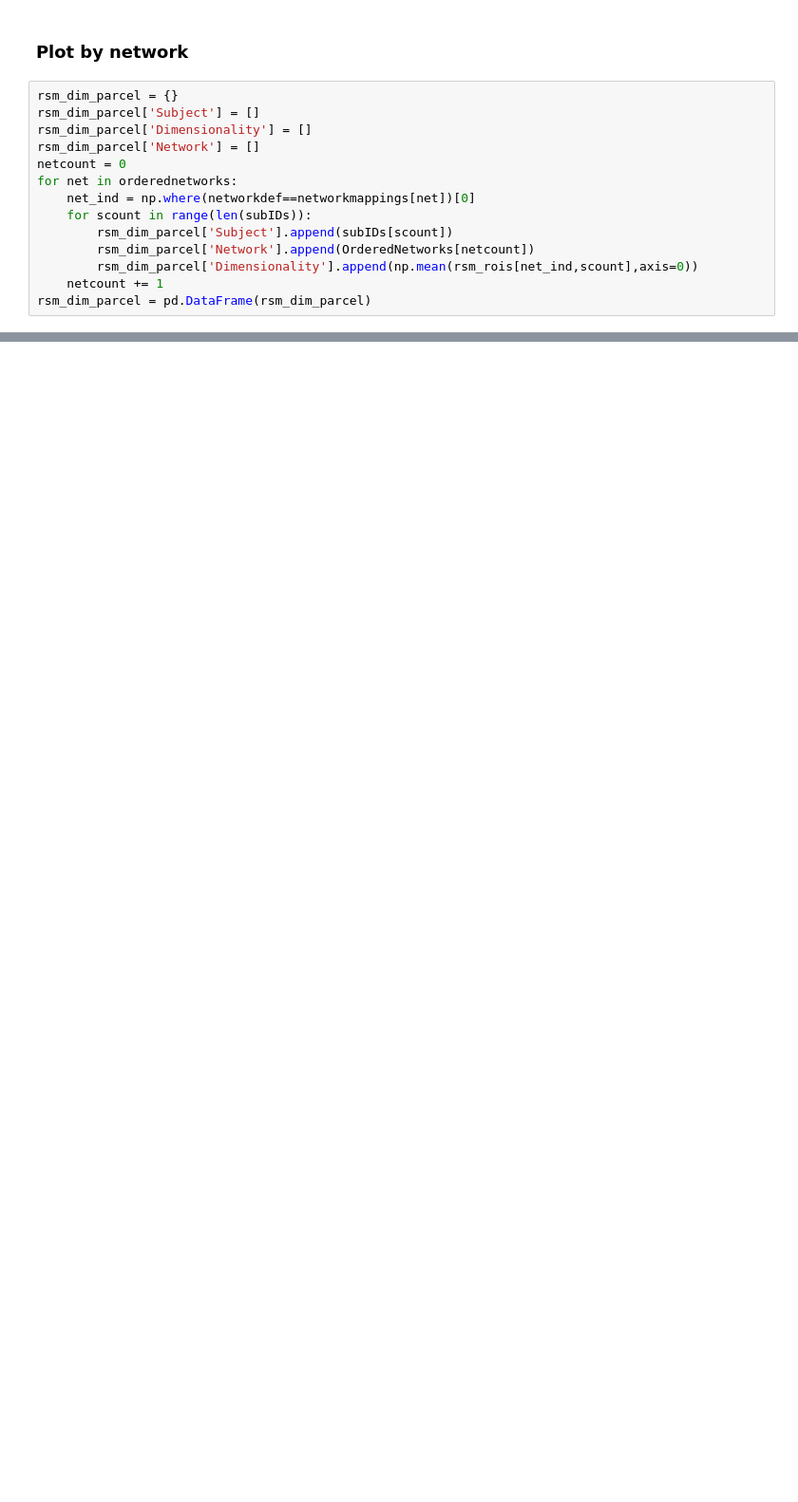
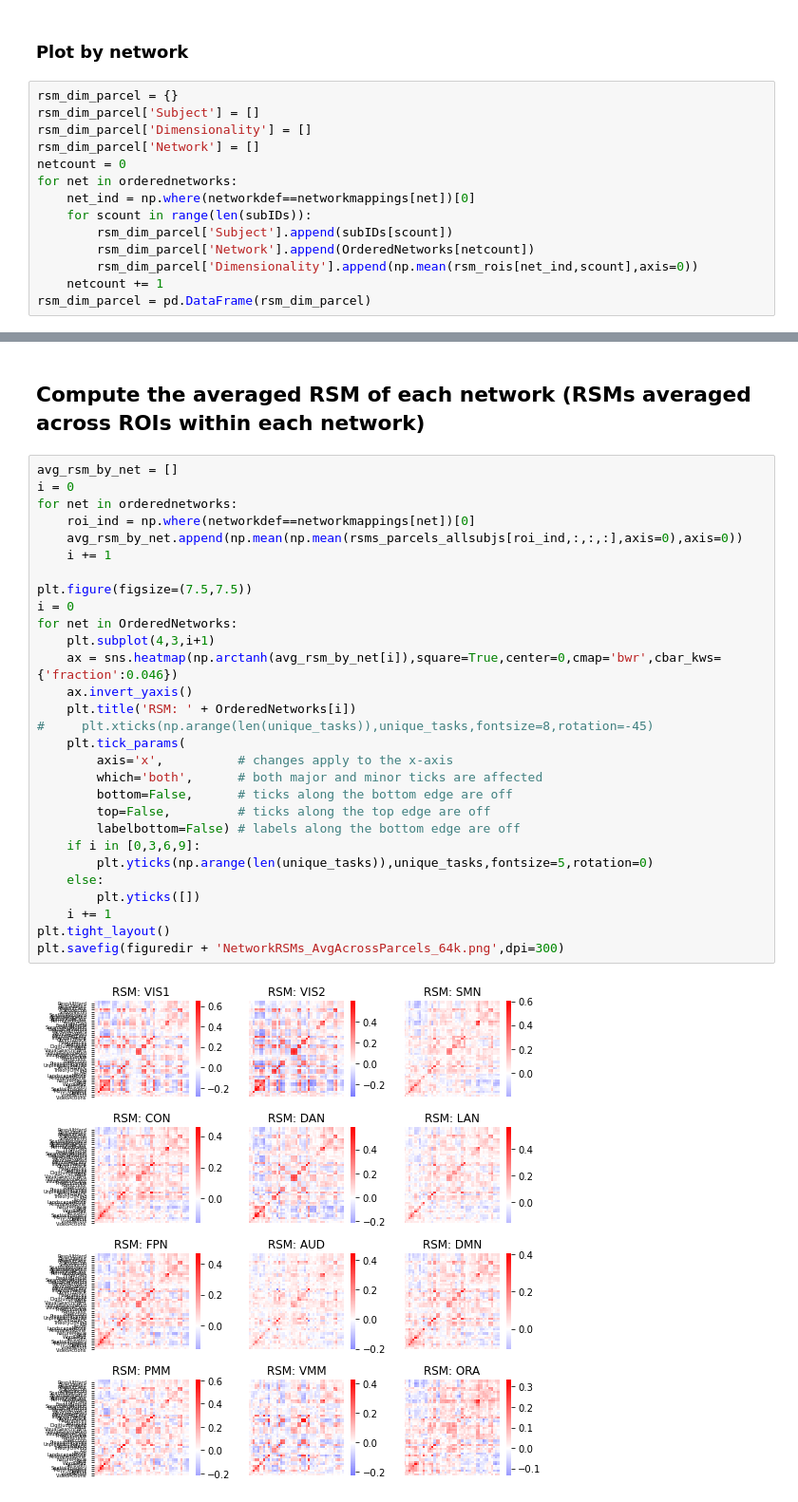
Before and after one commit to ito-takuya/mdtb_data, a Jupyter notebook: scripts/tfMRI_RDM_analysis.ipynb, the cells around one changed output, grey strips where cells are left out. Shown at 95% size. Cells and saved outputs as stored; diff of their text form; blank space fills up the shorter version.

```diff
--- a/scripts/tfMRI_RDM_analysis.ipynb
+++ b/scripts/tfMRI_RDM_analysis.ipynb
@@ -339,0 +301,33 @@ plt.savefig(figuredir + 'RSMDimensionality_NetworkDescription64k.png',dpi=300)
+# %% [markdown]
+## Compute the averaged RSM of each network (RSMs averaged across ROIs within each network)
+# %%
+avg_rsm_by_net = []
+i = 0
+for net in orderednetworks:
+    roi_ind = np.where(networkdef==networkmappings[net])[0]
+    avg_rsm_by_net.append(np.mean(np.mean(rsms_parcels_allsubjs[roi_ind,:,:,:],axis=0),axis=0))
+    i += 1
+
+plt.figure(figsize=(7.5,7.5))
+i = 0
+for net in OrderedNetworks:
+    plt.subplot(4,3,i+1)
+    ax = sns.heatmap(np.arctanh(avg_rsm_by_net[i]),square=True,center=0,cmap='bwr',cbar_kws={'fraction':0.046})
+    ax.invert_yaxis()
+    plt.title('RSM: ' + OrderedNetworks[i])
+#     plt.xticks(np.arange(len(unique_tasks)),unique_tasks,fontsize=8,rotation=-45)
+    plt.tick_params(
+        axis='x',          # changes apply to the x-axis
+        which='both',      # both major and minor ticks are affected
+        bottom=False,      # ticks along the bottom edge are off
+        top=False,         # ticks along the top edge are off
+        labelbottom=False) # labels along the bottom edge are off
+    if i in [0,3,6,9]:
+        plt.yticks(np.arange(len(unique_tasks)),unique_tasks,fontsize=5,rotation=0)
+    else:
+        plt.yticks([])
+    i += 1
+plt.tight_layout()
+plt.savefig(figuredir + 'NetworkRSMs_AvgAcrossParcels_64k.png',dpi=300)
+# %% [output]
+[figure, added]
```
Also changed, not shown: parts of 20 cells of this notebook, 2 other files.
